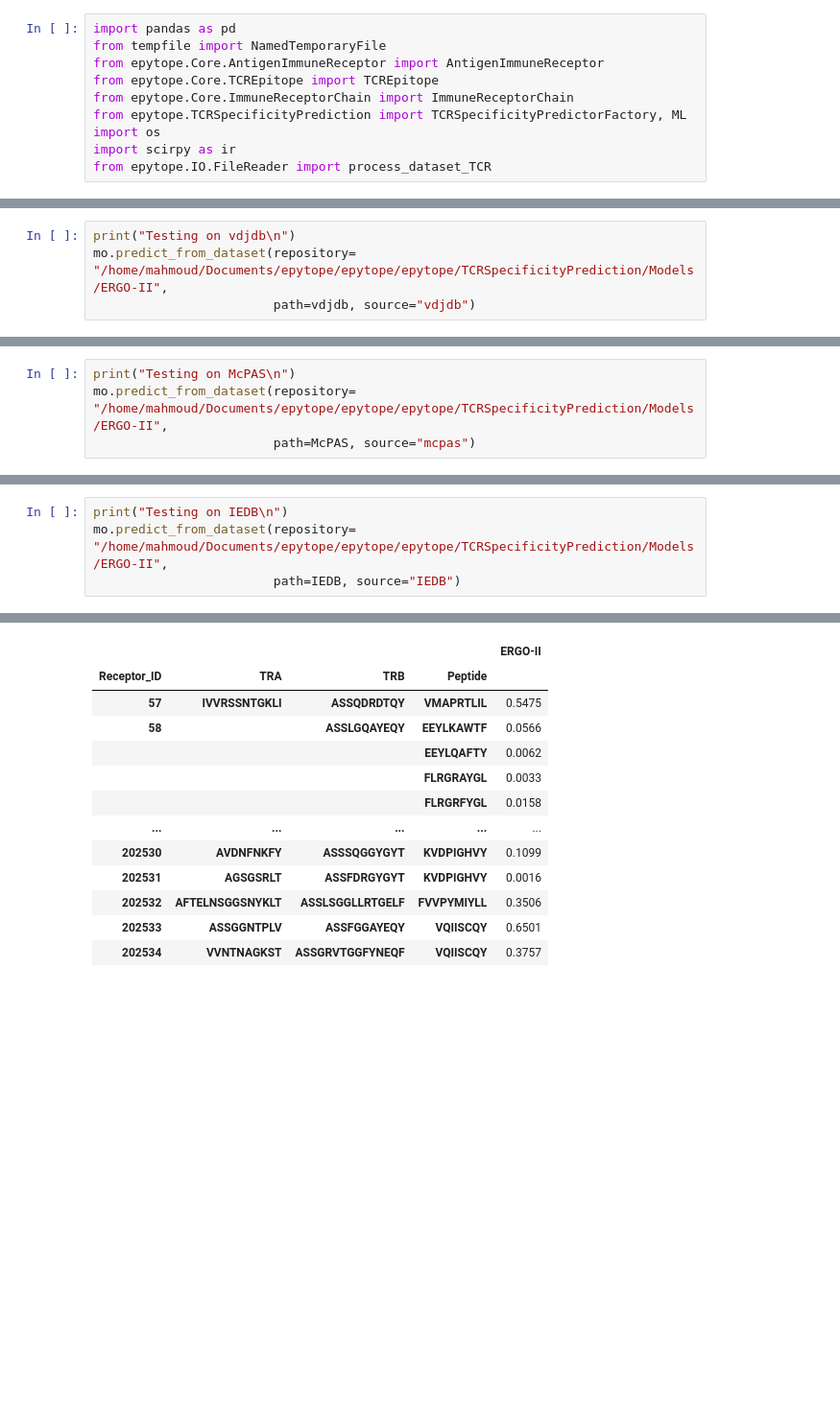
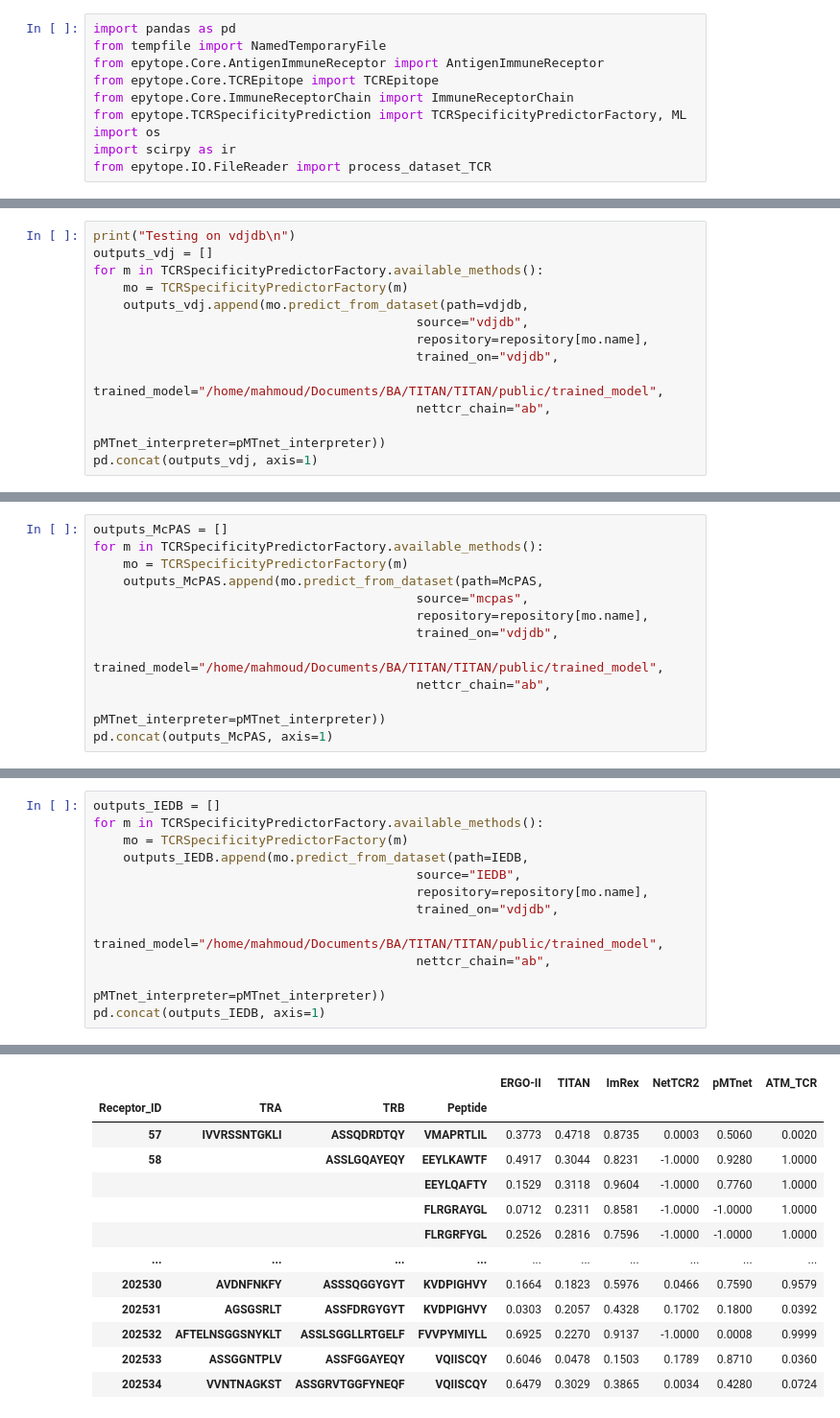
Before and after one commit to SchubertLab/epytope, a Jupyter notebook: Demo.ipynb, the cells around one changed output, grey strips where cells are left out. Shown at 96% size. Cells and saved outputs as stored; diff of their text form; blank space fills up the shorter version.

```diff
--- a/Demo.ipynb
+++ b/Demo.ipynb
@@ -72,6 +119,15 @@ Testing on predefined dataset
 # %%
 print("Testing on vdjdb\n")
-mo.predict_from_dataset(repository= "/home/mahmoud/Documents/epytope/epytope/epytope/TCRSpecificityPrediction/Models/ERGO-II",
-                        path=vdjdb, source="vdjdb")
+outputs_vdj = []
+for m in TCRSpecificityPredictorFactory.available_methods():
+    mo = TCRSpecificityPredictorFactory(m)
+    outputs_vdj.append(mo.predict_from_dataset(path=vdjdb,
+                                           source="vdjdb",
+                                           repository=repository[mo.name],
+                                           trained_on="vdjdb",
+                                           trained_model="/home/mahmoud/Documents/BA/TITAN/TITAN/public/trained_model",
+                                           nettcr_chain="ab",
+                                           pMTnet_interpreter=pMTnet_interpreter))
+pd.concat(outputs_vdj, axis=1)
 # %% [output]
 Testing on vdjdb
@@ -92,5 +166,13 @@ Testing on vdjdb
 # %%
-print("Testing on McPAS\n")
-mo.predict_from_dataset(repository= "/home/mahmoud/Documents/epytope/epytope/epytope/TCRSpecificityPrediction/Models/ERGO-II",
-                        path=McPAS, source="mcpas")
+outputs_McPAS = []
+for m in TCRSpecificityPredictorFactory.available_methods():
+    mo = TCRSpecificityPredictorFactory(m)
+    outputs_McPAS.append(mo.predict_from_dataset(path=McPAS,
+                                           source="mcpas",
+                                           repository=repository[mo.name],
+                                           trained_on="vdjdb",
+                                           trained_model="/home/mahmoud/Documents/BA/TITAN/TITAN/public/trained_model",
+                                           nettcr_chain="ab",
+                                           pMTnet_interpreter=pMTnet_interpreter))
+pd.concat(outputs_McPAS, axis=1)
 # %% [output]
@@ -112,5 +212,13 @@ Testing on McPAS
 # %%
-print("Testing on IEDB\n")
-mo.predict_from_dataset(repository= "/home/mahmoud/Documents/epytope/epytope/epytope/TCRSpecificityPrediction/Models/ERGO-II",
-                        path=IEDB, source="IEDB")
+outputs_IEDB = []
+for m in TCRSpecificityPredictorFactory.available_methods():
+    mo = TCRSpecificityPredictorFactory(m)
+    outputs_IEDB.append(mo.predict_from_dataset(path=IEDB,
+                                           source="IEDB",
+                                           repository=repository[mo.name],
+                                           trained_on="vdjdb",
+                                           trained_model="/home/mahmoud/Documents/BA/TITAN/TITAN/public/trained_model",
+                                           nettcr_chain="ab",
+                                           pMTnet_interpreter=pMTnet_interpreter))
+pd.concat(outputs_IEDB, axis=1)
 # %% [output]
@@ -118,13 +242,13 @@ Testing on IEDB
-|  |  |  |  | ERGO-II |
-| Receptor_ID | TRA | TRB | Peptide |  |
-| 57 | IVVRSSNTGKLI | ASSQDRDTQY | VMAPRTLIL | 0.5475 |
-| 58 |  | ASSLGQAYEQY | EEYLKAWTF | 0.0566 |
-|  |  |  | EEYLQAFTY | 0.0062 |
-|  |  |  | FLRGRAYGL | 0.0033 |
-|  |  |  | FLRGRFYGL | 0.0158 |
-| ... | ... | ... | ... | ... |
-| 202530 | AVDNFNKFY | ASSSQGGYGYT | KVDPIGHVY | 0.1099 |
-| 202531 | AGSGSRLT | ASSFDRGYGYT | KVDPIGHVY | 0.0016 |
-| 202532 | AFTELNSGGSNYKLT | ASSLSGGLLRTGELF | FVVPYMIYLL | 0.3506 |
-| 202533 | ASSGGNTPLV | ASSFGGAYEQY | VQIISCQY | 0.6501 |
-| 202534 | VVNTNAGKST | ASSGRVTGGFYNEQF | VQIISCQY | 0.3757 |
+|  |  |  |  | ERGO-II | TITAN | ImRex | NetTCR2 | pMTnet | ATM_TCR |
+| Receptor_ID | TRA | TRB | Peptide |  |  |  |  |  |  |
+| 57 | IVVRSSNTGKLI | ASSQDRDTQY | VMAPRTLIL | 0.3773 | 0.4718 | 0.8735 | 0.0003 | 0.5060 | 0.0020 |
+| 58 |  | ASSLGQAYEQY | EEYLKAWTF | 0.4917 | 0.3044 | 0.8231 | -1.0000 | 0.9280 | 1.0000 |
+|  |  |  | EEYLQAFTY | 0.1529 | 0.3118 | 0.9604 | -1.0000 | 0.7760 | 1.0000 |
+|  |  |  | FLRGRAYGL | 0.0712 | 0.2311 | 0.8581 | -1.0000 | -1.0000 | 1.0000 |
+|  |  |  | FLRGRFYGL | 0.2526 | 0.2816 | 0.7596 | -1.0000 | -1.0000 | 1.0000 |
+| ... | ... | ... | ... | ... | ... | ... | ... | ... | ... |
+| 202530 | AVDNFNKFY | ASSSQGGYGYT | KVDPIGHVY | 0.1664 | 0.1823 | 0.5976 | 0.0466 | 0.7590 | 0.9579 |
+| 202531 | AGSGSRLT | ASSFDRGYGYT | KVDPIGHVY | 0.0303 | 0.2057 | 0.4328 | 0.1702 | 0.1800 | 0.0392 |
+| 202532 | AFTELNSGGSNYKLT | ASSLSGGLLRTGELF | FVVPYMIYLL | 0.6925 | 0.2270 | 0.9137 | -1.0000 | 0.0008 | 0.9999 |
+| 202533 | ASSGGNTPLV | ASSFGGAYEQY | VQIISCQY | 0.6046 | 0.0478 | 0.1503 | 0.1789 | 0.8710 | 0.0360 |
+| 202534 | VVNTNAGKST | ASSGRVTGGFYNEQF | VQIISCQY | 0.6479 | 0.3029 | 0.3865 | 0.0034 | 0.4280 | 0.0724 |
```
Also changed, not shown: parts of 17 cells of this notebook, 22 other files.
